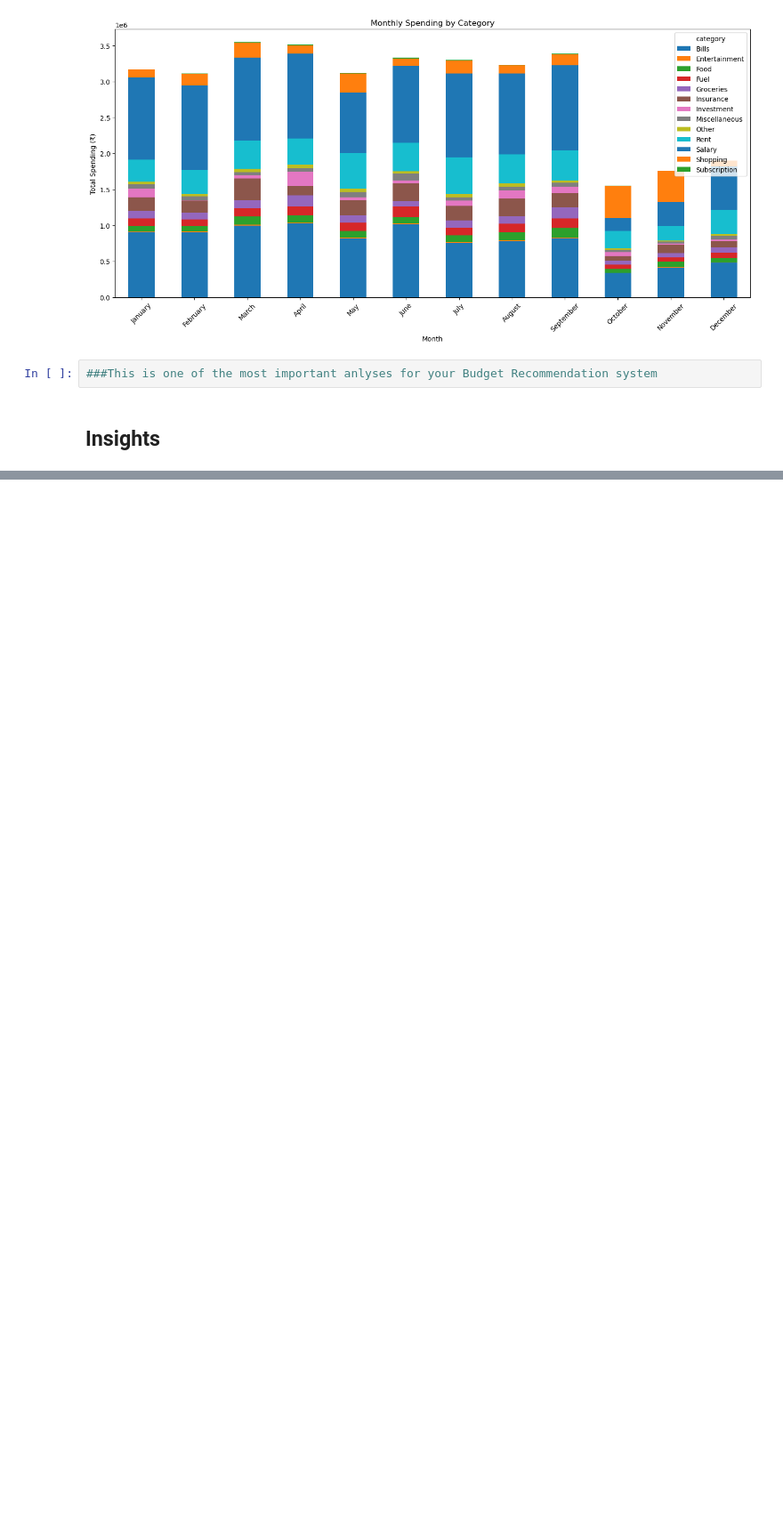
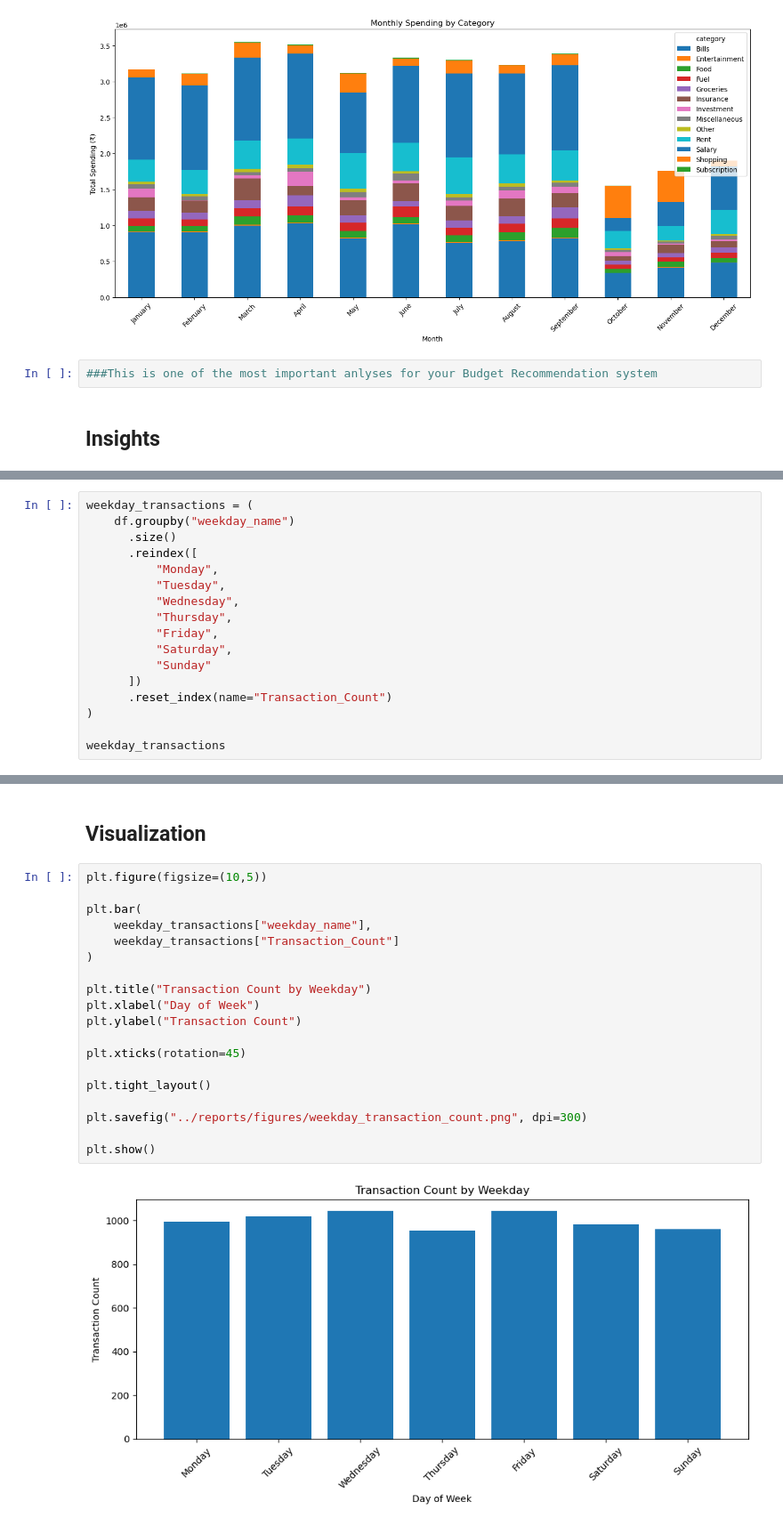
Before and after one commit to SatheMonika04/AI-Financial-Wellness-Coach, a Jupyter notebook: EDA/Final_master_transaction.ipynb, the cells around one changed output, grey strips where cells are left out. Shown at 89% size. Cells and saved outputs as stored; diff of their text form; blank space fills up the shorter version.

```diff
--- a/EDA/Final_master_transaction.ipynb
+++ b/EDA/Final_master_transaction.ipynb
@@ -2395,0 +2414,17 @@ plt.show()
+# %%
+weekday_transactions = (
+    df.groupby("weekday_name")
+      .size()
+      .reindex([
+          "Monday",
+          "Tuesday",
+          "Wednesday",
+          "Thursday",
+          "Friday",
+          "Saturday",
+          "Sunday"
+      ])
+      .reset_index(name="Transaction_Count")
+)
+
+weekday_transactions
@@ -2395,0 +2471,23 @@ plt.show()
+# %% [markdown]
+## Visualization
+# %%
+plt.figure(figsize=(10,5))
+
+plt.bar(
+    weekday_transactions["weekday_name"],
+    weekday_transactions["Transaction_Count"]
+)
+
+plt.title("Transaction Count by Weekday")
+plt.xlabel("Day of Week")
+plt.ylabel("Transaction Count")
+
+plt.xticks(rotation=45)
+
+plt.tight_layout()
+
+plt.savefig("../reports/figures/weekday_transaction_count.png", dpi=300)
+
+plt.show()
+# %% [output]
+[figure, added]
```
Also changed, not shown: parts of 99 cells of this notebook, 14 other files.
